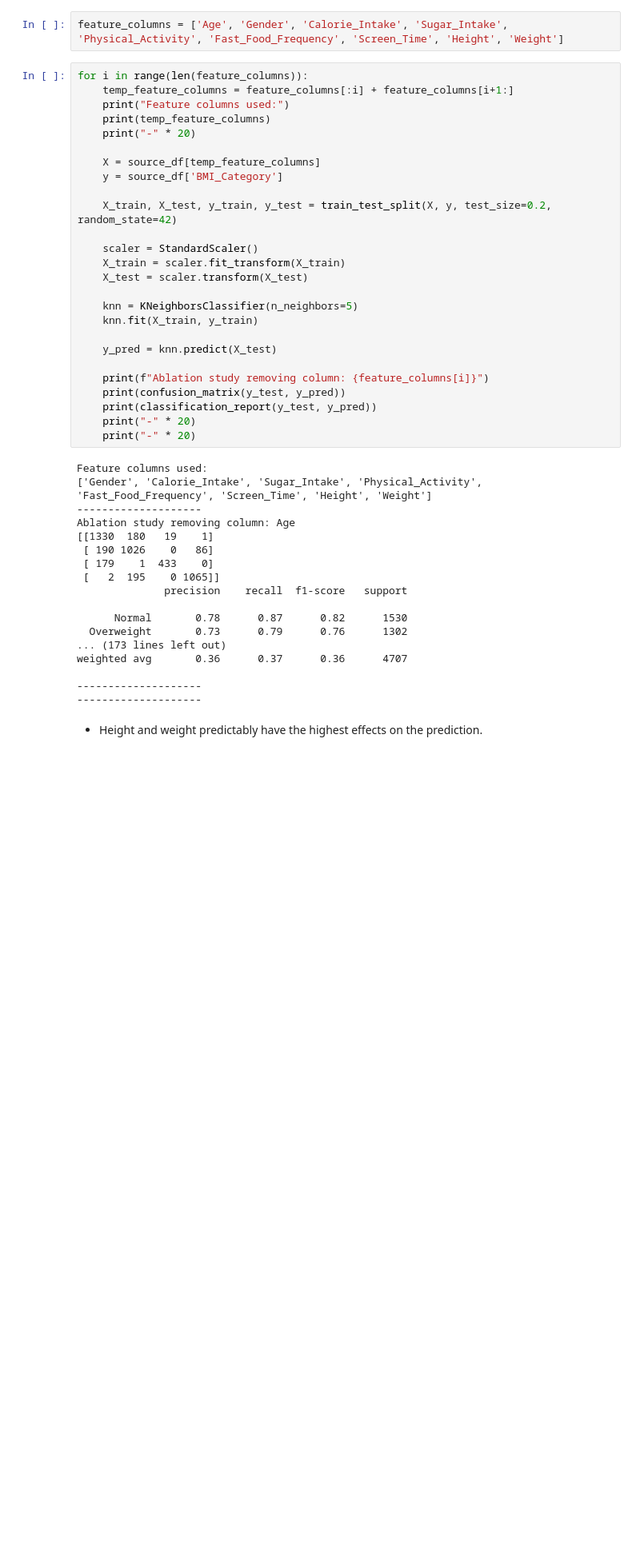
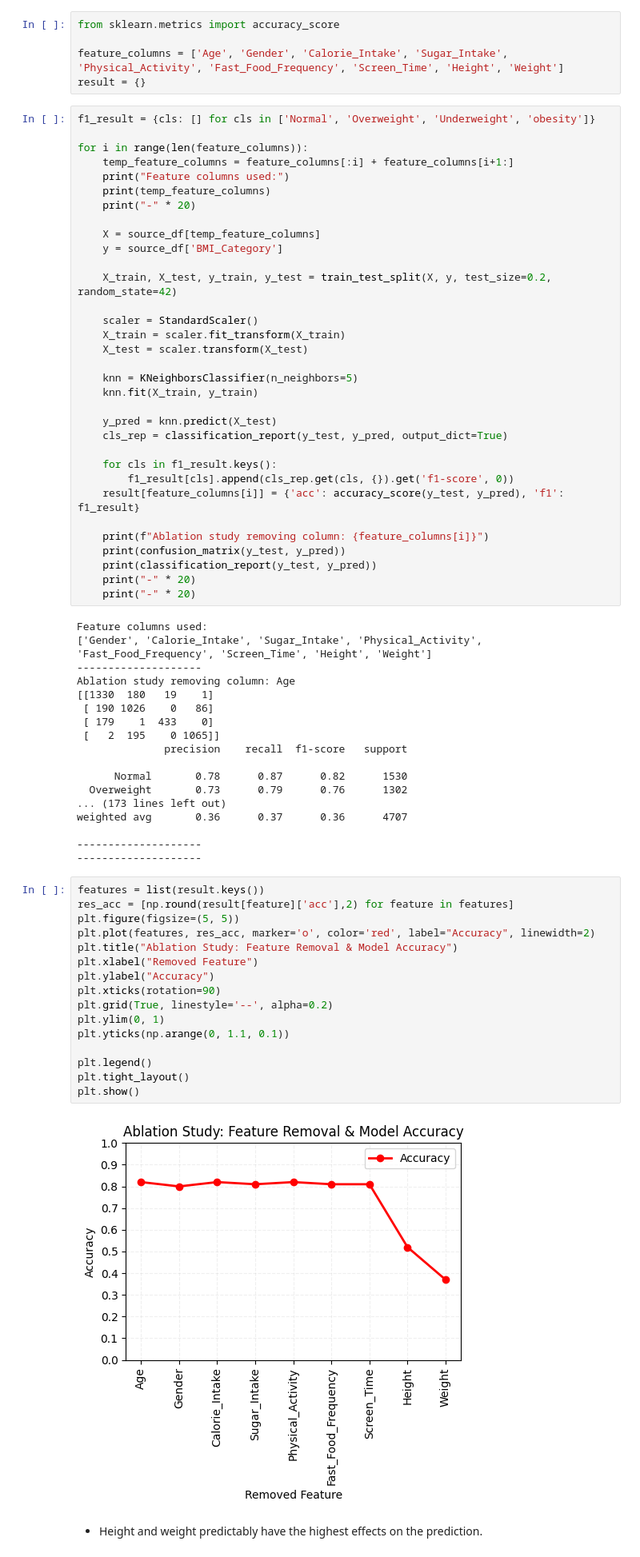
Before and after one commit to syedokun/HAD7001, a Jupyter notebook: Datathon_1/Datathon_1.ipynb, the cells around one changed output. Shown at 80% size. Cells and saved outputs as stored; diff of their text form; blank space fills up the shorter version.

Commit message:
added accuracy comparison

```diff
--- a/Datathon_1/Datathon_1.ipynb
+++ b/Datathon_1/Datathon_1.ipynb
@@ -355,8 +353,13 @@ plt.show()
 # %% [markdown]
 ## 1. Ablation study - Fitting KNN model
 # %%
+from sklearn.metrics import accuracy_score
+
 feature_columns = ['Age', 'Gender', 'Calorie_Intake', 'Sugar_Intake', 'Physical_Activity', 'Fast_Food_Frequency', 'Screen_Time', 'Height', 'Weight']
+result = {}
 # %%
+f1_result = {cls: [] for cls in ['Normal', 'Overweight', 'Underweight', 'obesity']}
+
 for i in range(len(feature_columns)):
     temp_feature_columns = feature_columns[:i] + feature_columns[i+1:]
     print("Feature columns used:")
@@ -376,6 +379,11 @@ for i in range(len(feature_columns)):
     knn.fit(X_train, y_train)
 
     y_pred = knn.predict(X_test)
+    cls_rep = classification_report(y_test, y_pred, output_dict=True)
+
+    for cls in f1_result.keys():
+        f1_result[cls].append(cls_rep.get(cls, {}).get('f1-score', 0))
+    result[feature_columns[i]] = {'acc': accuracy_score(y_test, y_pred), 'f1': f1_result}
 
     print(f"Ablation study removing column: {feature_columns[i]}")
     print(confusion_matrix(y_test, y_pred))
@@ -400,6 +408,24 @@ weighted avg       0.36      0.37      0.36      4707
 
 --------------------
 --------------------
+# %%
+features = list(result.keys())
+res_acc = [np.round(result[feature]['acc'],2) for feature in features]
+plt.figure(figsize=(5, 5))
+plt.plot(features, res_acc, marker='o', color='red', label="Accuracy", linewidth=2)
+plt.title("Ablation Study: Feature Removal & Model Accuracy")
+plt.xlabel("Removed Feature")
+plt.ylabel("Accuracy")
+plt.xticks(rotation=90)
+plt.grid(True, linestyle='--', alpha=0.2)
+plt.ylim(0, 1)
+plt.yticks(np.arange(0, 1.1, 0.1))
+
+plt.legend()
+plt.tight_layout()
+plt.show()
+# %% [output]
+[figure, added]
 # %% [markdown]
 - Height and weight predictably have the highest effects on the prediction.
 # %% [markdown]
```
Also changed, not shown: parts of 9 cells of this notebook.
